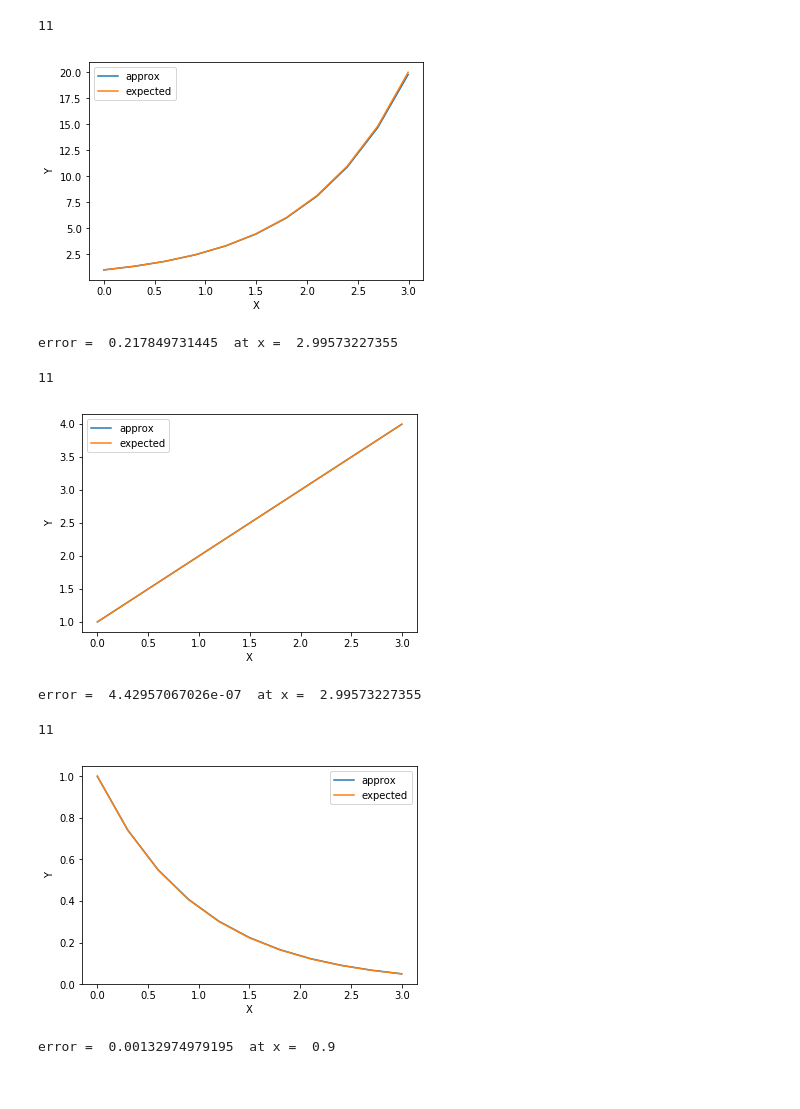
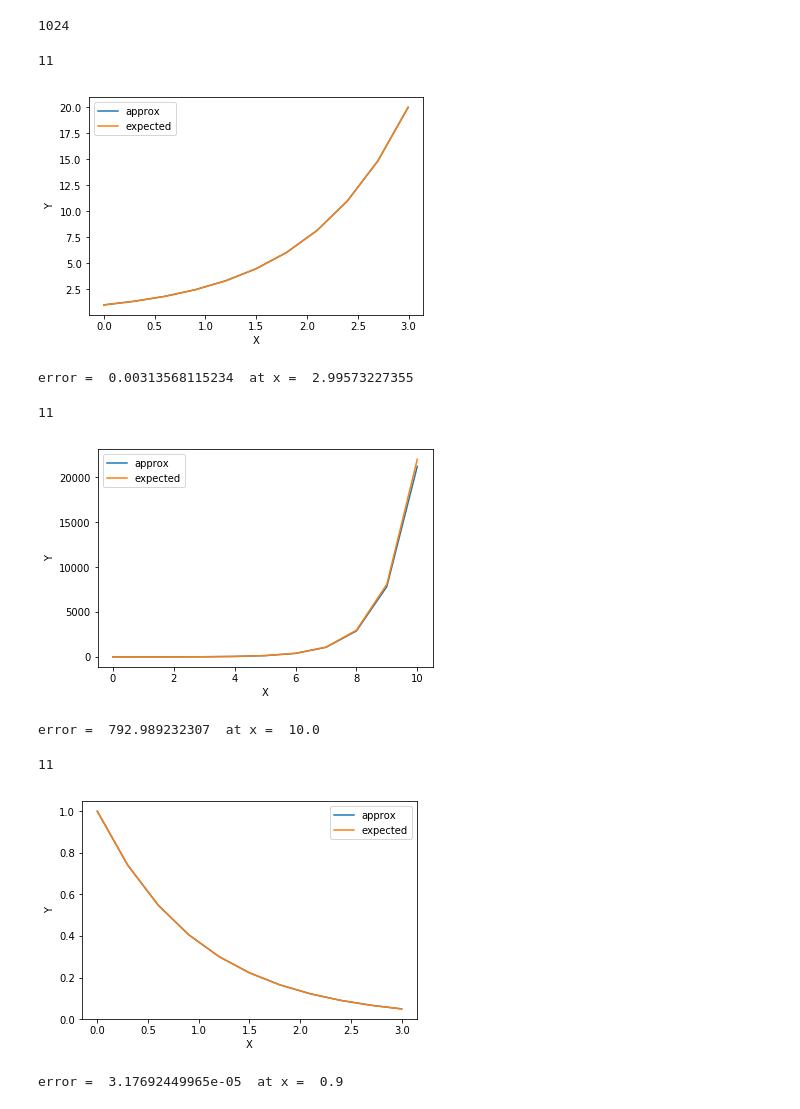
Before and after one commit to ale3otik/CompMathMIPT2017, a Jupyter notebook: task3/notebook.ipynb, the cells around one changed output. Saved outputs shown, nothing was run; the diff lists cells and outputs as text; code cells hidden in the pictures.

```diff
--- a/task3/notebook.ipynb
+++ b/task3/notebook.ipynb
@@ -11,26 +11,31 @@ a = np.array([
         [-1/3,1,0,0],
         [1,-1,1,0],
     ])
+
 b = np.array([1/8 , 3/8, 3/8, 1/8])
-c = np.array([0,1/3, 2/3, 1])
+c = np.array([0, 1/3, 2/3, 1.0])
 
 def get_next_U(f, h, t, y):
+#     print(t)
     k1 = f(t, y)
     k2 = f(t + c[1]*h, y + h * (a[1][0] * k1 ))
     k3 = f(t + c[2]*h, y + h * (a[2][0] * k1 + a[2][1] * k2))
-    k4 = f(t + c[3]*h, y + h * (a[3][0] * k1 + a[3][1] * k2 + a[3][2] * k2))
+    k4 = f(t + c[3]*h, y + h * (a[3][0] * k1 + a[3][1] * k2 + a[3][2] * k3))
     k = np.array([k1,k2,k3,k4])
-    u_next = y + np.sum(h * b * k)
+    u_next = y + h * np.sum(b * k)
     return u_next
 
-def solve_rk(f,u0, T, n, max_iter=10):
+def solve_rk(f,u0, T, n):
     h = T / n
-    U_trace = []
-    for it in tqdm(range(max_iter), position=0):
-        U_cur = np.zeros(n + 1, dtype=np.float32)
-        U_cur[0] = u0
-        for i in range(n):
-            U_cur[i+1] = get_next_U(f, h, h*(i+1), U_cur[i])
-        U_trace.append(U_cur)
-    return U_trace
+#     print('h = ', h)
+#     print('u_0 = ', u0)
+    U_cur = np.zeros(n + 1, dtype=np.float32)
+    U_cur[0] = u0
+    for i in range(n):
+        U_cur[i+1] = get_next_U(f, h, h * i, U_cur[i])
+    return np.array(U_cur)
+# %%
+np.power(2,10) * 2 ^ 10
+# %% [output]
+1024
 # %%
@@ -78,35 +106,35 @@ def very_complex_f(t,y):
 N = 10
 X = np.arange(0,np.log(20) + 1e-9,np.log(20)/N)
 print(len(X))
-approx = solve_rk(func_1, 1.0, np.log(20), N, max_iter=1)[-1]
+approx = solve_rk(func_1, 1.0, np.log(20), N)
 expected = np.array(sol_1(X,1.0))
 plot_solution(X, approx, expected)
 
-error,xerr = get_error(approx,expected)
+error, xerr = get_error(approx,expected)
 print('error = ', error, ' at x = ', X[xerr])
 # %% [output]
 11
-[figure, old version]
+[figure, new version]
-error =  0.217849731445  at x =  2.99573227355
+error =  0.00313568115234  at x =  2.99573227355
 # %%
 N = 10
-X = np.arange(0,np.log(20) + 1e-9,np.log(20)/N)
+X = np.arange(0,10 + 1e-9,10/N)
 print(len(X))
-approx = solve_rk(func_2, 1.0, np.log(20), N, max_iter=1)[-1]
-expected = np.array(sol_2(X,1.0))
+approx = solve_rk(func_1, 1.0, 10, N)
+expected = np.array(sol_1(X,1.0))
 plot_solution(X, approx, expected)
 error,xerr = get_error(approx,expected)
 print('error = ', error, ' at x = ', X[xerr])
 # %% [output]
 11
-[figure, old version]
+[figure, new version]
-error =  4.42957067026e-07  at x =  2.99573227355
+error =  792.989232307  at x =  10.0
 # %%
 N = 10
 T = 3
 X = np.arange(0,T + 1e-9,T/N)
 print(len(X))
-approx = solve_rk(func_3, 1.0, T, N, max_iter=1)[-1]
+approx = solve_rk(func_3, 1.0, T, N)
 expected = np.array(sol_3(X,0.0))
 plot_solution(X, approx, expected)
 error,xerr = get_error(approx,expected)
@@ -114,7 +142,7 @@ print('error = ', error, ' at x = ', X[xerr])
 # %% [output]
 11
 [figure]
-error =  0.00132974979195  at x =  0.9
+error =  3.17692449965e-05  at x =  0.9
 # %%
 N = 10
 T = 3
```
Also changed, not shown: parts of 13 cells of this notebook.
